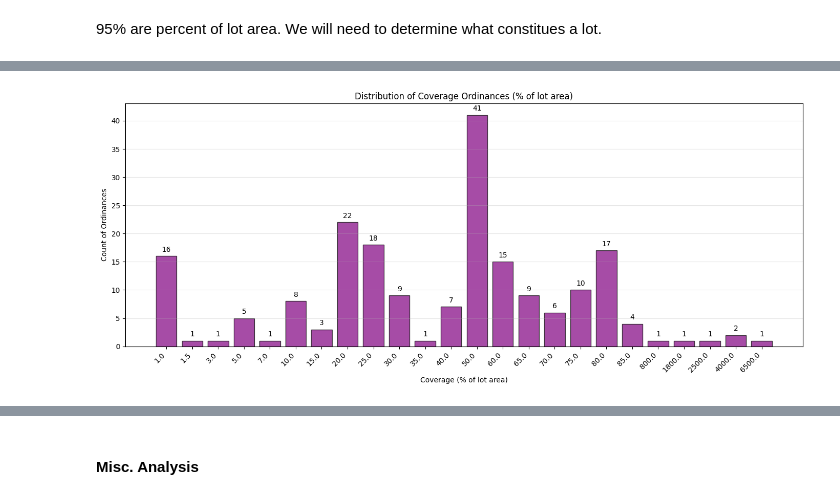
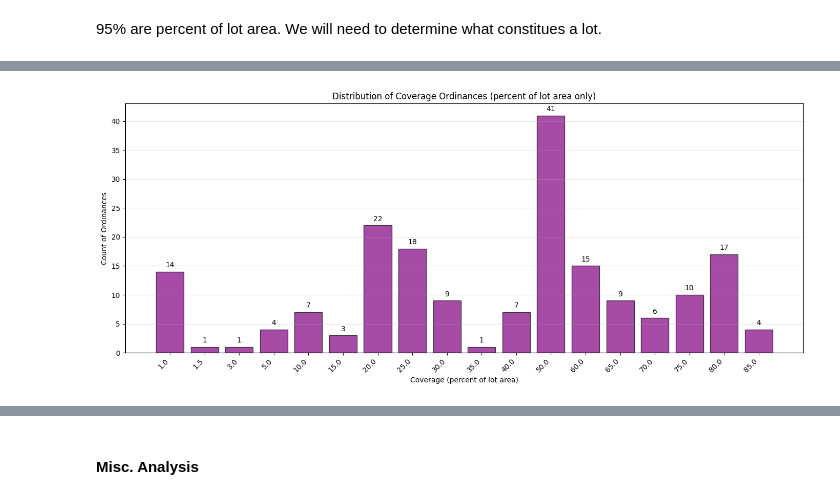
Before and after one commit to gabezuckerman/compass-integration-roadmap, a Jupyter notebook: compass_integration_roadmap_pv.ipynb, the cells around one changed output, grey strips where cells are left out. Drawn from its saved outputs; the diff is of its cells as text; code cells hidden in the pictures.

Commit message:
updated all units

```diff
--- a/compass_integration_roadmap_pv.ipynb
+++ b/compass_integration_roadmap_pv.ipynb
@@ -917,15 +948,3 @@ Standard deviation: 9.4 dBA
 **Coverage**
 # %% [markdown]
 95% are percent of lot area. We will need to determine what constitues a lot.
-# %%
-# Unit breakdown for Coverage ordinances
-coverage_ordinances = usable_ord[usable_ord['Feature']=='Coverage']
-unit_counts = coverage_ordinances['Units'].value_counts()
-
-output_lines = [f"Total Coverage ordinances: {len(coverage_ordinances)}\n"]
-output_lines.append("Units breakdown:")
-for unit, count in unit_counts.items():
-    percentage = (count / len(coverage_ordinances)) * 100
-    output_lines.append(f"  {unit}: {count} ({percentage:.1f}%)")
-
-print("\n".join(output_lines))
@@ -945,48 +956,60 @@ coverage_data = usable_ord[usable_ord['Feature'] == 'Coverage']
 coverage_stats = []
 
 if len(coverage_data) > 0:
-    # Get the values and convert to numeric
-    coverage_values = pd.to_numeric(coverage_data['Value'], errors='coerce')
+    # Check the most common unit
+    unit_counts = coverage_data['Units'].value_counts()
+    most_common_unit = unit_counts.index[0]
+
+    # Filter for most common unit only
+    coverage_total = len(coverage_data)
+    coverage_filtered = coverage_data[coverage_data['Units'] == most_common_unit]
+    coverage_values = pd.to_numeric(coverage_filtered['Value'], errors='coerce').dropna()
+
+    # Calculate percentage using most common unit
+    filtered_count = len(coverage_values)
+    filtered_pct = (filtered_count / coverage_total * 100) if coverage_total > 0 else 0
 
     # Create bar plot with value counts
     value_counts = coverage_values.value_counts().sort_index()
 
     plt.figure(figsize=(14, 6))
     # Use range for equal spacing, then set custom labels
     x_positions = range(len(value_counts))
     bars = plt.bar(x_positions, value_counts.values, edgecolor='black', alpha=0.7, color='purple')
-    plt.xlabel('Coverage (% of lot area)')
+    plt.xlabel(f'Coverage ({most_common_unit})')
     plt.ylabel('Count of Ordinances')
-    plt.title('Distribution of Coverage Ordinances (% of lot area)')
+    plt.title(f'Distribution of Coverage Ordinances ({most_common_unit} only)')
     plt.grid(True, alpha=0.3, axis='y')
 
     # Add value labels on top of bars
     for i, count in enumerate(value_counts.values):
         plt.text(i, count + 0.5, str(count), ha='center', va='bottom')
 
-    # Set x-axis labels to show the actual percentage values
+    # Set x-axis labels to show the actual values
     plt.xticks(x_positions, value_counts.index, rotation=45, ha='right')
 
     plt.tight_layout()
     plt.show()
 
     # Collect summary statistics (lower values are more restrictive)
-    coverage_stats.append(f"Coverage ordinances: {len(coverage_data)}")
-    coverage_stats.append(f"Mean: {coverage_values.mean():.1f}%")
-    coverage_stats.append(f"Median: {coverage_values.median():.1f}%")
-    coverage_stats.append(f"Min (most restrictive): {coverage_values.min():.1f}%")
-    coverage_stats.append(f"Max (least restrictive): {coverage_values.max():.1f}%")
-    coverage_stats.append(f"Standard deviation: {coverage_values.std():.1f}%")
-    coverage_stats.append(f"10th percentile (most restrictive): {coverage_values.quantile(0.10):.1f}%")
-    coverage_stats.append(f"25th percentile: {coverage_values.quantile(0.25):.1f}%")
-    coverage_stats.append(f"50th percentile: {coverage_values.quantile(0.50):.1f}%")
-    coverage_stats.append(f"75th percentile: {coverage_values.quantile(0.75):.1f}%")
-    coverage_stats.append(f"90th percentile (least restrictive): {coverage_values.quantile(0.90):.1f}%")
+    coverage_stats.append(f"Coverage ordinances ({most_common_unit} only - {filtered_pct:.1f}% of all coverage ordinances):")
+    coverage_stats.append(f"  Count: {len(coverage_values)}")
+    if len(coverage_values) > 0:
+        coverage_stats.append(f"  Mean: {coverage_values.mean():.1f}{most_common_unit}")
+        coverage_stats.append(f"  Median: {coverage_values.median():.1f}{most_common_unit}")
+        coverage_stats.append(f"  Min (most restrictive): {coverage_values.min():.1f}{most_common_unit}")
+        coverage_stats.append(f"  Max (least restrictive): {coverage_values.max():.1f}{most_common_unit}")
+        coverage_stats.append(f"  Standard deviation: {coverage_values.std():.1f}{most_common_unit}")
+        coverage_stats.append(f"  10th percentile (most restrictive): {coverage_values.quantile(0.10):.1f}{most_common_unit}")
+        coverage_stats.append(f"  25th percentile: {coverage_values.quantile(0.25):.1f}{most_common_unit}")
+        coverage_stats.append(f"  50th percentile: {coverage_values.quantile(0.50):.1f}{most_common_unit}")
+        coverage_stats.append(f"  75th percentile: {coverage_values.quantile(0.75):.1f}{most_common_unit}")
+        coverage_stats.append(f"  90th percentile (least restrictive): {coverage_values.quantile(0.90):.1f}{most_common_unit}")
 else:
     coverage_stats.append("No Coverage ordinances found in the data.")
 
 # Print all statistics together
 if coverage_stats:
     print("\n".join(coverage_stats))
 # %% [output]
-[figure, old version]
+[figure, new version]
```
Also changed, not shown: parts of 6 cells of this notebook, 1 other file.
